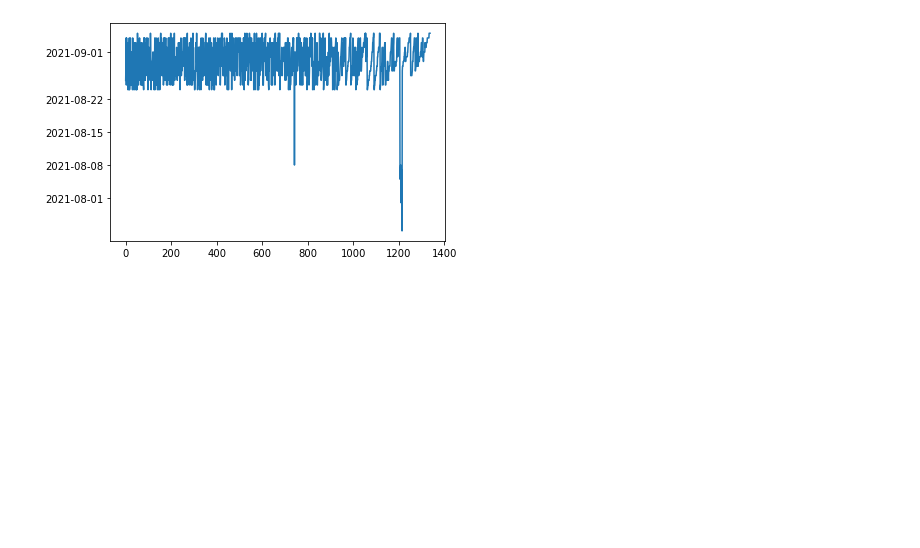
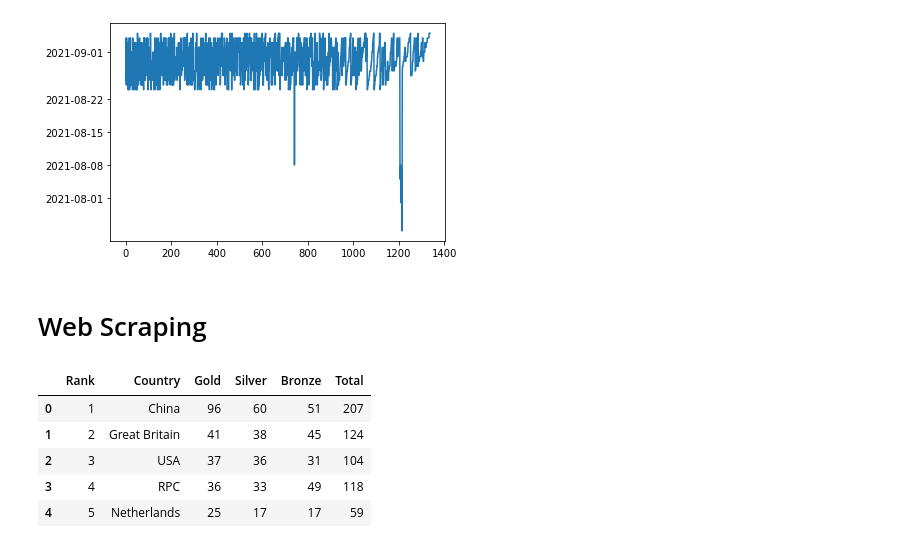
Before and after one commit to MaeveBray/ucdpa, a Jupyter notebook: tokyo2020paralympics2.ipynb, the cells around one changed output. Drawn from its saved outputs; the diff is of its cells as text; code cells hidden in the pictures; blank space fills up the shorter version.

Commit message:
web scraping

```diff
--- a/tokyo2020paralympics2.ipynb
+++ b/tokyo2020paralympics2.ipynb
@@ -247,3 +239,5 @@ tokyo2020['date'].plot()
 # %% [output]
 <AxesSubplot:>
 [figure]
+# %% [markdown]
+# Web Scraping
@@ -249,0 +246,16 @@ tokyo2020['date'].plot()
+# %%
+medals = requests.get('https://www.bbc.com/sport/disability-sport/58267874')
+gold = bs(medals.content, 'lxml')
+# %%
+table = gold.find("table", {"class":"gs-o-table story-body__table"})
+# %%
+gold = pd.read_html(str(table))[0]
+# %%
+gold.head()
+# %% [output]
+|  | Rank | Country | Gold | Silver | Bronze | Total |
+| 0 | 1 | China | 96 | 60 | 51 | 207 |
+| 1 | 2 | Great Britain | 41 | 38 | 45 | 124 |
+| 2 | 3 | USA | 37 | 36 | 31 | 104 |
+| 3 | 4 | RPC | 36 | 33 | 49 | 118 |
+| 4 | 5 | Netherlands | 25 | 17 | 17 | 59 |
```
Also changed, not shown: parts of 8 cells of this notebook, 1 other file.
